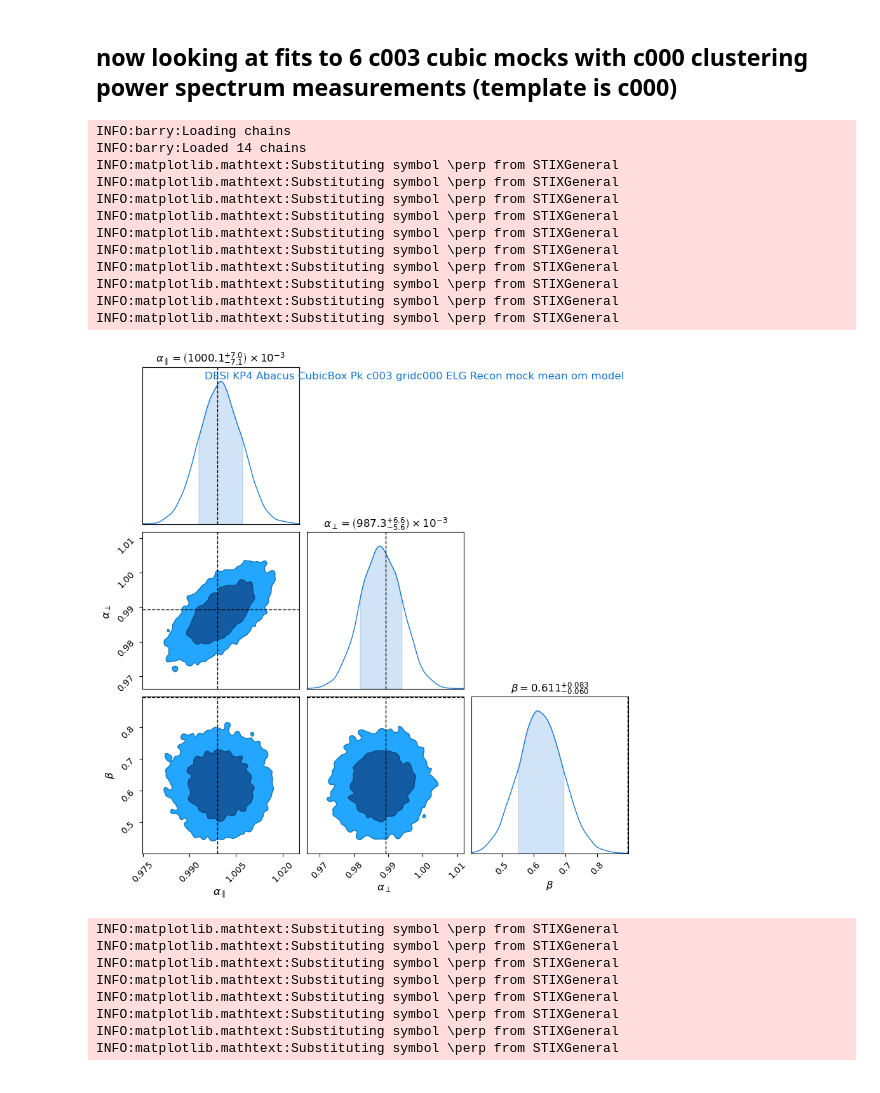
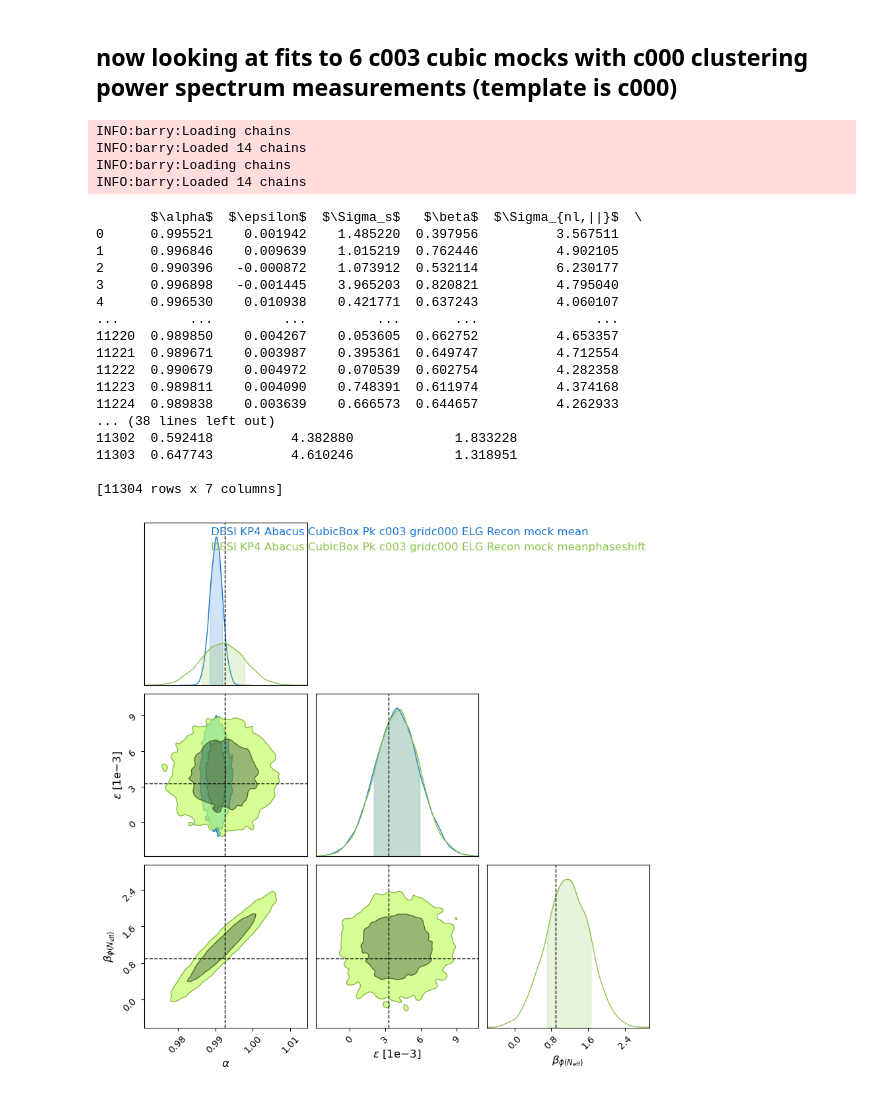
Before and after one commit to abbew25/Barry, a Jupyter notebook: cosmodesi_KP4ELG_examplecode_make_picklefiles/plot_chain_comparison_differentmodels.ipynb, the cells around one changed output. Saved outputs shown, nothing was run; the diff lists cells and outputs as text; code cells hidden in the pictures.

Commit message:
changes to codes for plotting correctly and other codes for understanding data and analysis

```diff
--- a/cosmodesi_KP4ELG_examplecode_make_picklefiles/plot_chain_comparison_differentmodels.ipynb
+++ b/cosmodesi_KP4ELG_examplecode_make_picklefiles/plot_chain_comparison_differentmodels.ipynb
@@ -450,7 +450,7 @@ pfn1 = "/global/u1/a/abbew25/barryrepo/Barry/cosmodesi_KP4ELG_examplecode_make_p
 pfn2 = "/global/u1/a/abbew25/barryrepo/Barry/cosmodesi_KP4ELG_examplecode_make_picklefiles/plots/desi_kp4_abacus_cubic_ELG_phaseshiftfree-c003/output/desi_kp4_abacus_cubic_ELG_phaseshiftfree-c003.fitter.pkl"
 
 pfns = [
-        #pfn1,
+        pfn1,
         pfn2
 ]
 
@@ -472,56 +472,65 @@ for i,p in enumerate(pfns):
 
         df = pd.DataFrame(chain, columns=model.get_labels())
 
+        print(df)
+
         # Compute alpha_par and alpha_perp for each point in the chain
         alpha_par, alpha_perp = model.get_alphas(df["$\\alpha$"].to_numpy(), df["$\\epsilon$"].to_numpy())
         df["$\\alpha_\\parallel$"] = alpha_par
         df["$\\alpha_\\perp$"] = alpha_perp
 
         # Add the chain or MAP to the Chainconsumer plots
         #print(extra)
-        extra.pop("realisation", 'mean')#+ extraname)
+        extraname = ''
+        if i == 1:
+            extraname = 'phaseshift'
+
+        extra.pop("realisation", 'mean' + extraname)
         extra["name"] = extra['name'] + extraname
 
         #print(extra)
         #print(df)
 
         c.add_chain(df, weights=weight, **extra, plot_contour=True, plot_point=False, show_as_1d_prior=False)
         #print('test')
 
 couplingterm = 1.0/0.22710731766023898
 beta_approx = (3.044/(3.044+couplingterm) * (3.7+couplingterm)/3.7)
 
-truth = {"$\\alpha_\\parallel$": 0.99906947, "$\\alpha_\\perp$": 0.98927880,
-         "$\\beta$": beta_approx}
+alpha, eps = model.get_reverse_alphas(0.99906947, 0.98927880)
+
+truth = {"$\\alpha$": alpha, "$\\epsilon$": eps, "$\\alpha_\\parallel$": 0.99906947, "$\\alpha_\\perp$": 0.98927880,
+         "$\\beta_{\\phi(N_{\\mathrm{eff}})}$": beta_approx}
 
 parameters = [names for names in truth]
 
 c.plotter.plot(
     truth=truth,
-        parameters = parameters,
+        parameters = parameters[:2]+parameters[4:],
         legend=True,
         display=False,
         figsize=(9,9),
 )
 # %% [output]
 INFO:barry:Loading chains
 INFO:barry:Loaded 14 chains
-INFO:matplotlib.mathtext:Substituting symbol \perp from STIXGeneral
-INFO:matplotlib.mathtext:Substituting symbol \perp from STIXGeneral
-INFO:matplotlib.mathtext:Substituting symbol \perp from STIXGeneral
-INFO:matplotlib.mathtext:Substituting symbol \perp from STIXGeneral
-INFO:matplotlib.mathtext:Substituting symbol \perp from STIXGeneral
-INFO:matplotlib.mathtext:Substituting symbol \perp from STIXGeneral
-INFO:matplotlib.mathtext:Substituting symbol \perp from STIXGeneral
-INFO:matplotlib.mathtext:Substituting symbol \perp from STIXGeneral
-INFO:matplotlib.mathtext:Substituting symbol \perp from STIXGeneral
-INFO:matplotlib.mathtext:Substituting symbol \perp from STIXGeneral
+INFO:barry:Loading chains
+INFO:barry:Loaded 14 chains
+       $\alpha$  $\epsilon$  $\Sigma_s$   $\beta$  $\Sigma_{nl,||}$  \
+0      0.995521    0.001942    1.485220  0.397956          3.567511
+1      0.996846    0.009639    1.015219  0.762446          4.902105
+2      0.990396   -0.000872    1.073912  0.532114          6.230177
+3      0.996898   -0.001445    3.965203  0.820821          4.795040
+4      0.996530    0.010938    0.421771  0.637243          4.060107
+...         ...         ...         ...       ...               ...
+11220  0.989850    0.004267    0.053605  0.662752          4.653357
+11221  0.989671    0.003987    0.395361  0.649747          4.712554
+11222  0.990679    0.004972    0.070539  0.602754          4.282358
+11223  0.989811    0.004090    0.748391  0.611974          4.374168
+11224  0.989838    0.003639    0.666573  0.644657          4.262933
+... (38 lines left out)
+11302  0.592418          4.382880             1.833228
+11303  0.647743          4.610246             1.318951
+
+[11304 rows x 7 columns]
-[figure, old version]
+[figure, new version]
-INFO:matplotlib.mathtext:Substituting symbol \perp from STIXGeneral
-INFO:matplotlib.mathtext:Substituting symbol \perp from STIXGeneral
-INFO:matplotlib.mathtext:Substituting symbol \perp from STIXGeneral
-INFO:matplotlib.mathtext:Substituting symbol \perp from STIXGeneral
-INFO:matplotlib.mathtext:Substituting symbol \perp from STIXGeneral
-INFO:matplotlib.mathtext:Substituting symbol \perp from STIXGeneral
-INFO:matplotlib.mathtext:Substituting symbol \perp from STIXGeneral
-INFO:matplotlib.mathtext:Substituting symbol \perp from STIXGeneral
```
Also changed, not shown: parts of 3 cells of this notebook, 4 other files.
